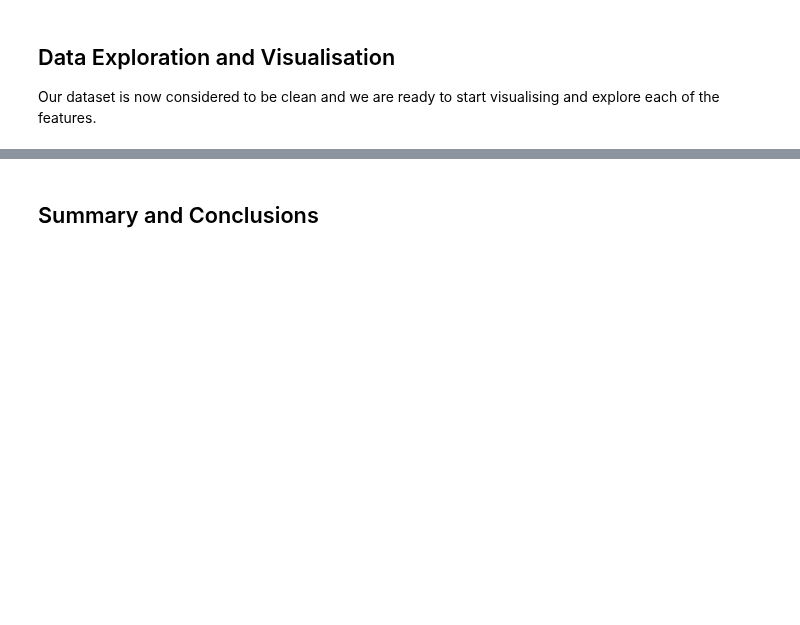
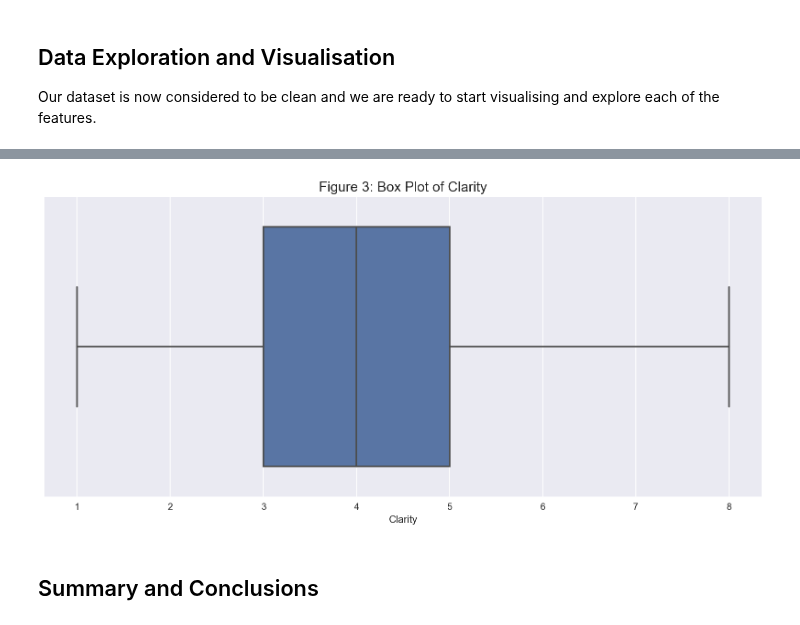
Before and after one commit to Jobi060704/Predicting-Diamond-Prices-RMIT, a Jupyter notebook: mathstuffthing.ipynb, the cells around one changed output, grey strips where cells are left out. Drawn from its saved outputs; the diff is of its cells as text; code cells hidden in the pictures; blank space fills up the shorter version.

```diff
--- a/mathstuffthing.ipynb
+++ b/mathstuffthing.ipynb
@@ -136,3 +218,20 @@ Our dataset is now considered to be clean and we are ready to start visualising
+# %%
+plt.figure(figsize = (14,6))
+b1_df = new_diamond_df.copy()
+
+b1_df.Clarity[b1_df.Clarity == 'I1'] = 1
+b1_df.Clarity[b1_df.Clarity == 'SI2'] = 2
+b1_df.Clarity[b1_df.Clarity == 'SI1'] = 3
+b1_df.Clarity[b1_df.Clarity == 'VS2'] = 4
+b1_df.Clarity[b1_df.Clarity == 'VS1'] = 5
+b1_df.Clarity[b1_df.Clarity == 'VVS2'] = 6
+b1_df.Clarity[b1_df.Clarity == 'VVS1'] = 7
+b1_df.Clarity[b1_df.Clarity == 'IF'] = 8
+
+fig = sns.boxplot(b1_df['Clarity']).set_title('Figure 3: Box Plot of Clarity', fontsize = 15)
+plt.show()
+# %% [output]
+[figure, added]
 # %% [markdown]
 ## Summary and Conclusions
 # %% [markdown]
```
Also changed, not shown: parts of 10 cells of this notebook.
